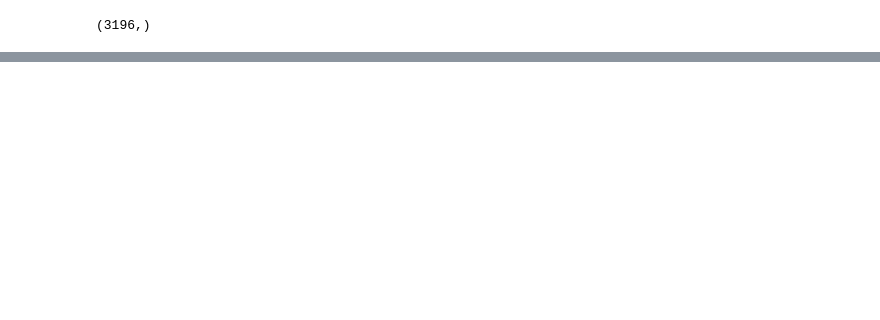
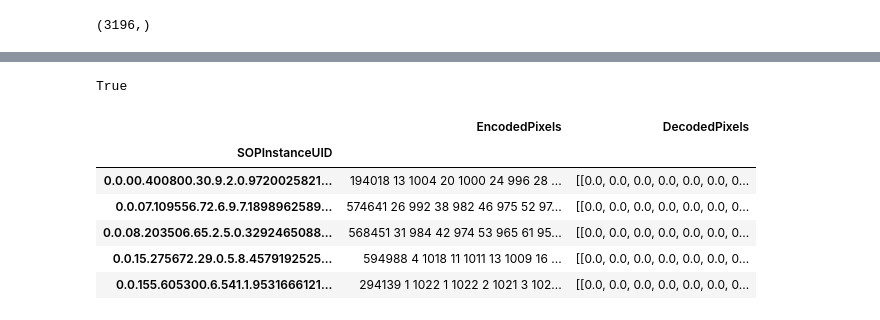
Before and after one commit to Angela-Wang111/DSC-180B-Project, a Jupyter notebook: wk3 decode mask-Copy1.ipynb, the cells around one changed output, grey strips where cells are left out. Cells and saved outputs as stored; diff of their text form; code cells hidden in the pictures; blank space fills up the shorter version.

```diff
--- a/wk3 decode mask-Copy1.ipynb
+++ b/wk3 decode mask-Copy1.ipynb
@@ -161,0 +206,14 @@ df_pos['SOPInstanceUID'].unique().shape
+# %%
+(t_test == t_sum).all()
+# %% [output]
+True
+# %%
+df_pos_combine.head()
+# %% [output]
+|  | EncodedPixels | DecodedPixels |
+| SOPInstanceUID |  |  |
+| 0.0.00.400800.30.9.2.0.9720025821... | 194018 13 1004 20 1000 24 996 28 ... | [[0.0, 0.0, 0.0, 0.0, 0.0, 0.0, 0... |
+| 0.0.07.109556.72.6.9.7.1898962589... | 574641 26 992 38 982 46 975 52 97... | [[0.0, 0.0, 0.0, 0.0, 0.0, 0.0, 0... |
+| 0.0.08.203506.65.2.5.0.3292465088... | 568451 31 984 42 974 53 965 61 95... | [[0.0, 0.0, 0.0, 0.0, 0.0, 0.0, 0... |
+| 0.0.15.275672.29.0.5.8.4579192525... | 594988 4 1018 11 1011 13 1009 16 ... | [[0.0, 0.0, 0.0, 0.0, 0.0, 0.0, 0... |
+| 0.0.155.605300.6.541.1.9531666121... | 294139 1 1022 1 1022 2 1021 3 102... | [[0.0, 0.0, 0.0, 0.0, 0.0, 0.0, 0... |
```
Also changed, not shown: parts of 16 cells of this notebook.
